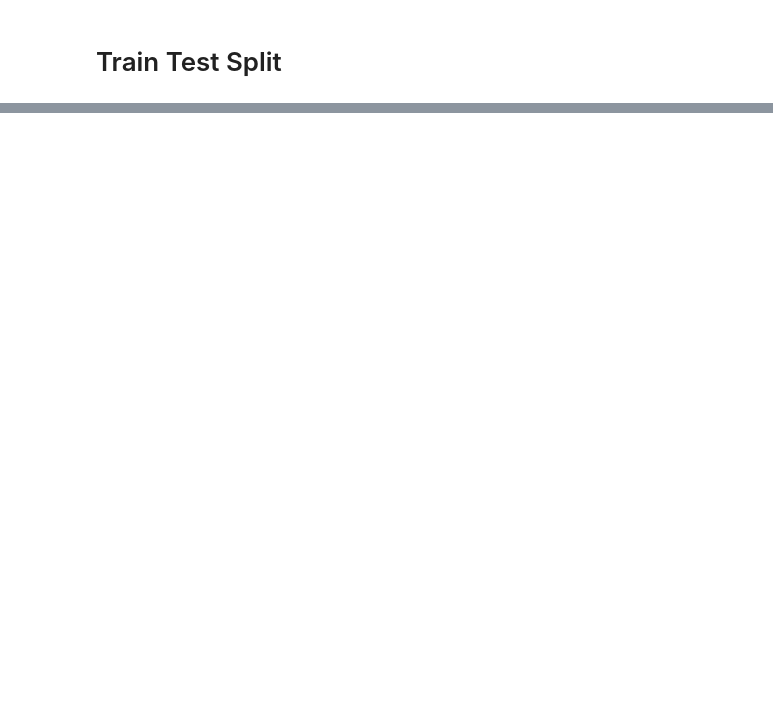
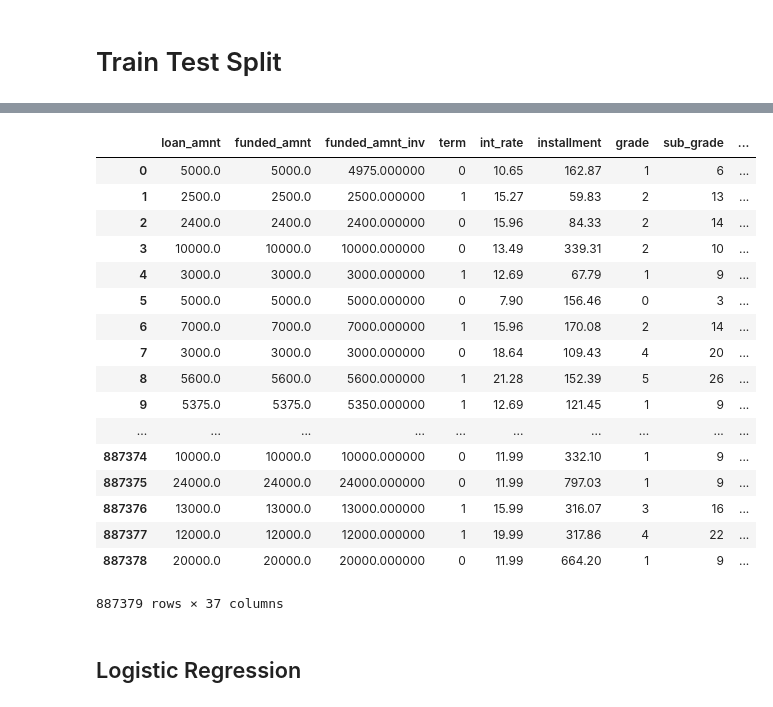
Before and after one commit to abbasqureshi7/LendingClubProject1, a Jupyter notebook: Lending Club Project 1.ipynb, the cells around one changed output, grey strips where cells are left out. Cells and saved outputs as stored; diff of their text form; code cells hidden in the pictures; blank space fills up the shorter version.

```diff
--- a/Lending Club Project 1.ipynb
+++ b/Lending Club Project 1.ipynb
@@ -1021,0 +1024,2 @@ TypeError: 'Series' objects are mutable, thus they cannot be hashed
+# %%
+df.drop(['addr_state'],axis=1,inplace=True)
@@ -1022,3 +1035,5 @@ TypeError: 'Series' objects are mutable, thus they cannot be hashed
+# %%
+df.drop(['year'], axis=1,inplace=True)
 # %% [markdown]
 # Train Test Split
 # %%
@@ -1030 +1044,3 @@ y= df['TARGET']
 X_train, X_test, y_train, y_test = train_test_split (X, y, test_size=0.3, random_state=44)
+# %%
+df['delinq_2yrs'] = pd.to_numeric(df['delinq_2yrs'], errors='coerce')
@@ -1030,0 +1067,2 @@ X_train, X_test, y_train, y_test = train_test_split (X, y, test_size=0.3, random
+# %%
+df['annual_inc'] = pd.to_numeric(df['annual_inc'], errors='coerce')
@@ -1030,0 +1089,23 @@ X_train, X_test, y_train, y_test = train_test_split (X, y, test_size=0.3, random
+# %%
+df.fillna(0)
+# %% [output]
+|  | loan_amnt | funded_amnt | funded_amnt_inv | term | int_rate | installment | grade | sub_grade | ... |
+| 0 | 5000.0 | 5000.0 | 4975.000000 | 0 | 10.65 | 162.87 | 1 | 6 | ... |
+| 1 | 2500.0 | 2500.0 | 2500.000000 | 1 | 15.27 | 59.83 | 2 | 13 | ... |
+| 2 | 2400.0 | 2400.0 | 2400.000000 | 0 | 15.96 | 84.33 | 2 | 14 | ... |
+| 3 | 10000.0 | 10000.0 | 10000.000000 | 0 | 13.49 | 339.31 | 2 | 10 | ... |
+| 4 | 3000.0 | 3000.0 | 3000.000000 | 1 | 12.69 | 67.79 | 1 | 9 | ... |
+| 5 | 5000.0 | 5000.0 | 5000.000000 | 0 | 7.90 | 156.46 | 0 | 3 | ... |
+| 6 | 7000.0 | 7000.0 | 7000.000000 | 1 | 15.96 | 170.08 | 2 | 14 | ... |
+| 7 | 3000.0 | 3000.0 | 3000.000000 | 0 | 18.64 | 109.43 | 4 | 20 | ... |
+| 8 | 5600.0 | 5600.0 | 5600.000000 | 1 | 21.28 | 152.39 | 5 | 26 | ... |
+| 9 | 5375.0 | 5375.0 | 5350.000000 | 1 | 12.69 | 121.45 | 1 | 9 | ... |
+| ... | ... | ... | ... | ... | ... | ... | ... | ... | ... |
+| 887374 | 10000.0 | 10000.0 | 10000.000000 | 0 | 11.99 | 332.10 | 1 | 9 | ... |
+| 887375 | 24000.0 | 24000.0 | 24000.000000 | 0 | 11.99 | 797.03 | 1 | 9 | ... |
+| 887376 | 13000.0 | 13000.0 | 13000.000000 | 1 | 15.99 | 316.07 | 3 | 16 | ... |
+| 887377 | 12000.0 | 12000.0 | 12000.000000 | 1 | 19.99 | 317.86 | 4 | 22 | ... |
+| 887378 | 20000.0 | 20000.0 | 20000.000000 | 0 | 11.99 | 664.20 | 1 | 9 | ... |
+887379 rows × 37 columns
+# %% [markdown]
+## Logistic Regression
```
Also changed, not shown: parts of 16 cells of this notebook.
